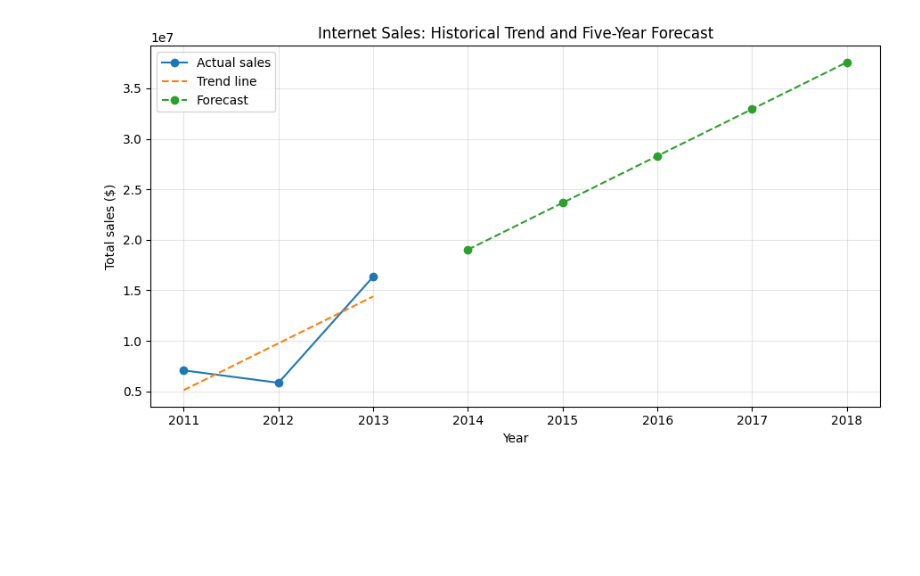
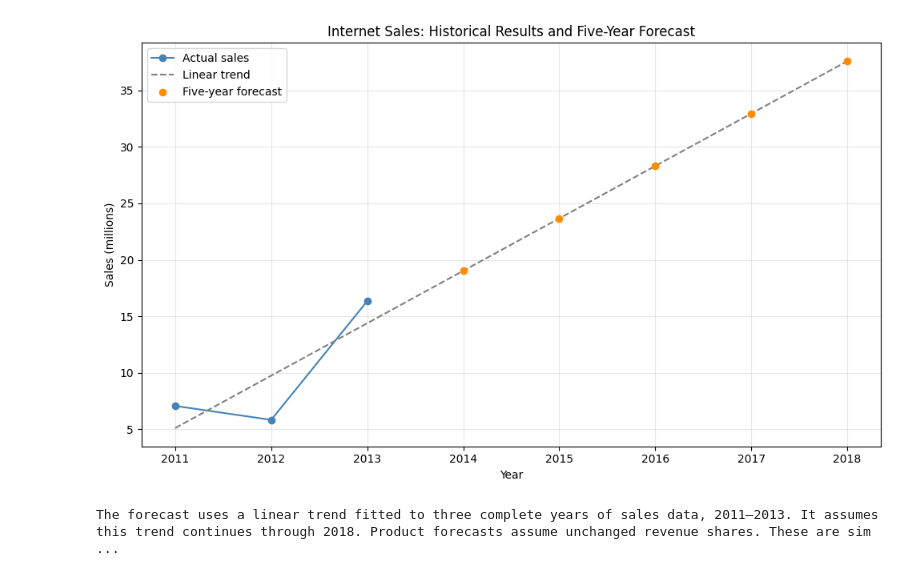
Before and after one commit to Reina-creator/MSSP607-GitHub, a Jupyter notebook: WeeklyModules/Week08/Assignment8.ipynb, the cells around one changed output. Drawn from its saved outputs; the diff is of its cells as text; code cells hidden in the pictures; blank space fills up the shorter version.

```diff
--- a/WeeklyModules/Week08/Assignment8.ipynb
+++ b/WeeklyModules/Week08/Assignment8.ipynb
@@ -99,0 +93,19 @@ Mountain-200 Black, 46
+# %%
+X = yearly_sales[["Year"]]
+y = yearly_sales["SalesAmount"]
+
+model = LinearRegression()
+model.fit(X, y)
+
+future_years = pd.DataFrame({
+    "Year": range(2014, 2019)
+})
+
+forecast = future_years.copy()
+
+forecast["ForecastSales"] = np.maximum(
+    model.predict(future_years),
+    0
+)
+
+display(forecast.round(2))
@@ -100,18 +202,53 @@ Mountain-200 Black, 46
 # %%
-historical_trend = slope * annual_sales.index.to_numpy() + intercept
+trend_years = pd.DataFrame({
+    "Year": range(2011, 2019)
+})
 
-plt.figure(figsize=(9, 5))
-plt.plot(annual_sales.index, annual_sales.values, "o-", label="Actual sales")
-plt.plot(annual_sales.index, historical_trend, "--", label="Trend line")
-plt.plot(future_years, forecast_sales, "o--", label="Forecast")
+trend_sales = model.predict(trend_years)
 
-plt.title("Internet Sales: Historical Trend and Five-Year Forecast")
+plt.figure(figsize=(10, 6))
+
+plt.plot(
+    yearly_sales["Year"],
+    yearly_sales["SalesAmount"] / 1_000_000,
+    "o-",
+    color="steelblue",
+    label="Actual sales"
+)
+
+plt.plot(
+    trend_years["Year"],
+    trend_sales / 1_000_000,
+    "--",
+    color="gray",
+    label="Linear trend"
+)
+
+plt.scatter(
+    forecast["Year"],
+    forecast["ForecastSales"] / 1_000_000,
+    color="darkorange",
+    label="Five-year forecast",
+    zorder=3
+)
+
+plt.title("Internet Sales: Historical Results and Five-Year Forecast")
 plt.xlabel("Year")
-plt.ylabel("Total sales ($)")
-plt.xticks(np.arange(2011, 2019))
+plt.ylabel("Sales (millions)")
+plt.xticks(range(2011, 2019))
+plt.legend()
 plt.grid(alpha=0.3)
-plt.legend()
 plt.tight_layout()
 plt.show()
 # %% [output]
-[figure, old version]
+[figure, new version]
+# %%
+print(
+    "The forecast uses a linear trend fitted to three complete years "
+    "of sales data, 2011–2013. It assumes this trend continues through "
+    "2018. Product forecasts assume unchanged revenue shares. "
+    "These are simple projections and do not account for seasonality, "
+    "new products, or changes in market conditions."
+)
+# %% [output]
+The forecast uses a linear trend fitted to three complete years of sales data, 2011–2013. It assumes this trend continues through 2018. Product forecasts assume unchanged revenue shares. These are sim ...
```
Also changed, not shown: parts of 11 cells of this notebook.
